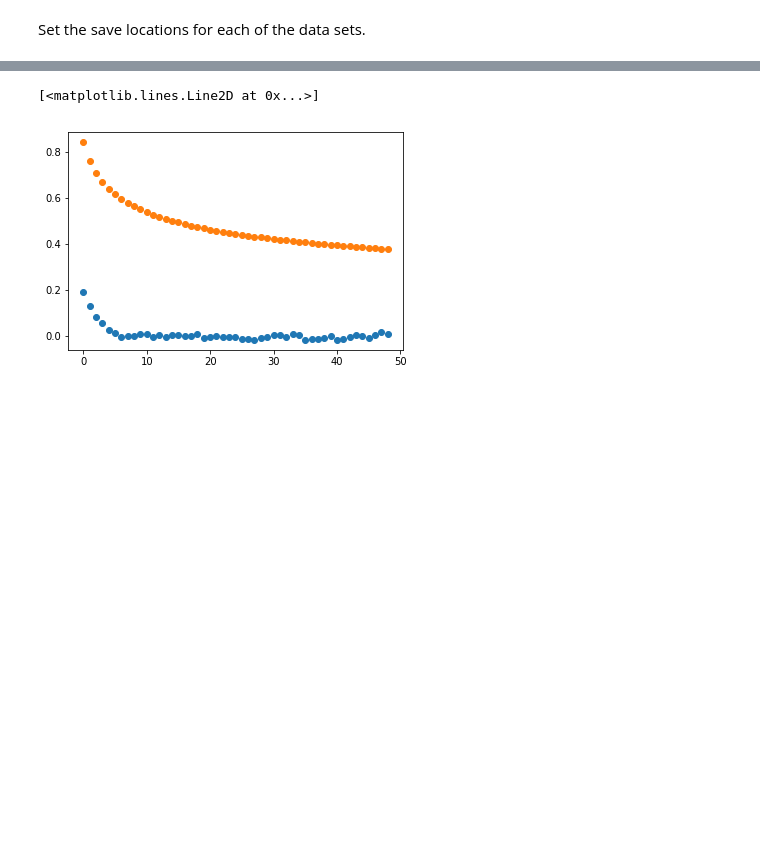
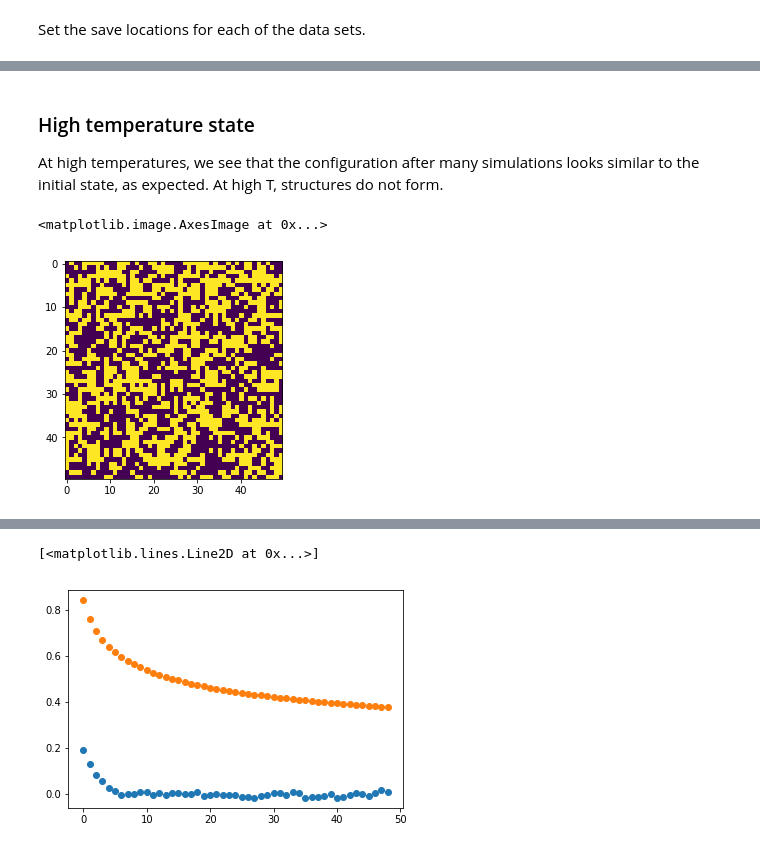
Before and after one commit to DanielJCase/Ising-Deep-Learning, a Jupyter notebook: Ising_genData.ipynb, the cells around one changed output, grey strips where cells are left out. Saved outputs shown, nothing was run; the diff lists cells and outputs as text; code cells hidden in the pictures; blank space fills up the shorter version.

```diff
--- a/Ising_genData.ipynb
+++ b/Ising_genData.ipynb
@@ -338,0 +341,12 @@ plt.plot(avgE)
+# %% [markdown]
+### High temperature state
+
+At high temperatures, we see that the configuration after many simulations looks similar to the initial state, as expected. At high T, structures do not form.
+# %%
+# High temperature simulation of 50x50 Ising lattice
+mat=createArray(50)
+simulate(mat,9.3,3000)
+plt.imshow(mat)
+# %% [output]
+<matplotlib.image.AxesImage at 0x...>
+[figure, added]
```
Also changed, not shown: parts of 83 cells of this notebook.
